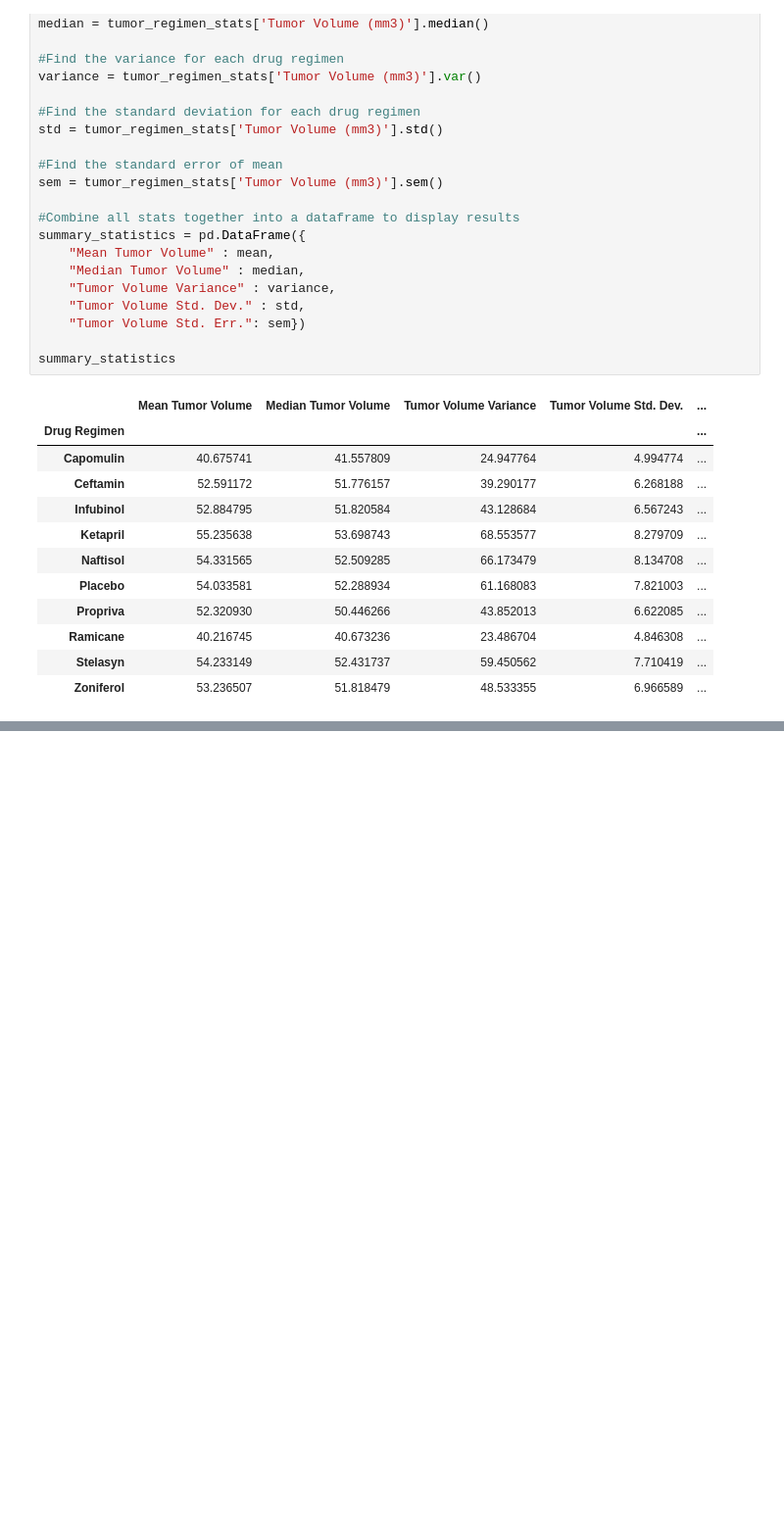
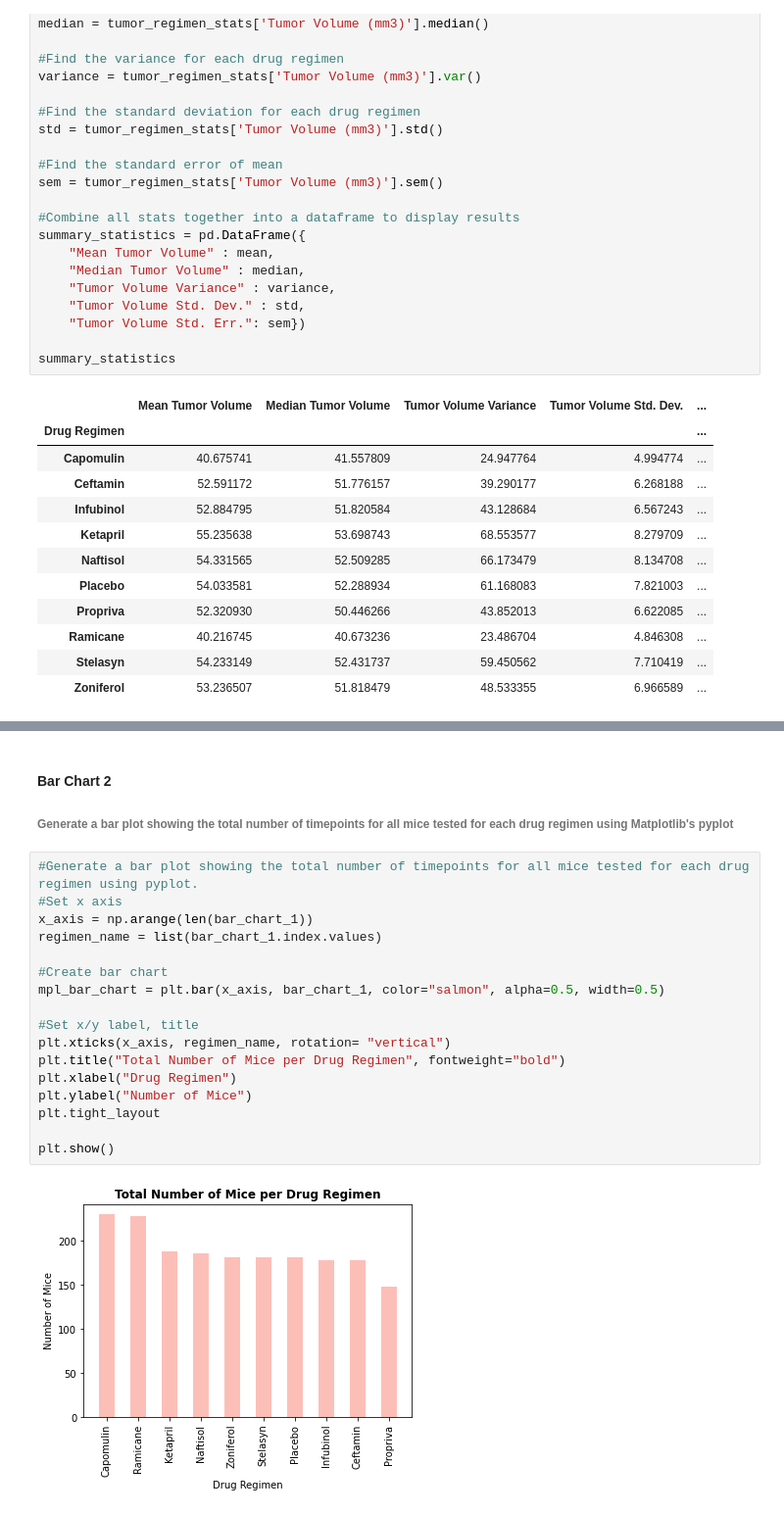
Before and after one commit to marthagriggs9/Pymaceuticals, a Jupyter notebook: Pymaceuticals_MG.ipynb, the cells around one changed output, grey strips where cells are left out. Shown at 98% size. Drawn from its saved outputs; the diff is of its cells as text; blank space fills up the shorter version.

```diff
--- a/Pymaceuticals_MG.ipynb
+++ b/Pymaceuticals_MG.ipynb
@@ -152,0 +211,23 @@ summary_statistics
+# %% [markdown]
+#### Bar Chart 2
+
+###### Generate a bar plot showing the total number of timepoints for all mice tested for each drug regimen using Matplotlib's pyplot
+# %%
+#Generate a bar plot showing the total number of timepoints for all mice tested for each drug regimen using pyplot.
+#Set x axis
+x_axis = np.arange(len(bar_chart_1))
+regimen_name = list(bar_chart_1.index.values)
+
+#Create bar chart
+mpl_bar_chart = plt.bar(x_axis, bar_chart_1, color="salmon", alpha=0.5, width=0.5)
+
+#Set x/y label, title
+plt.xticks(x_axis, regimen_name, rotation= "vertical")
+plt.title("Total Number of Mice per Drug Regimen", fontweight="bold")
+plt.xlabel("Drug Regimen")
+plt.ylabel("Number of Mice")
+plt.tight_layout
+
+plt.show()
+# %% [output]
+[figure, added]
```
Also changed, not shown: parts of 7 cells of this notebook.
